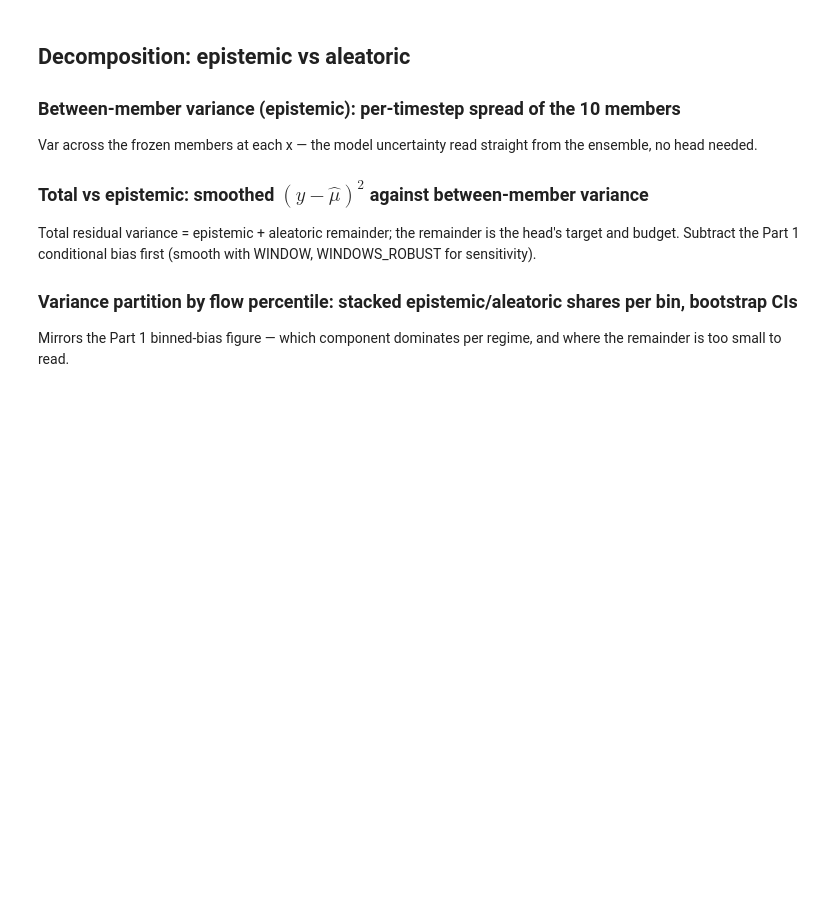
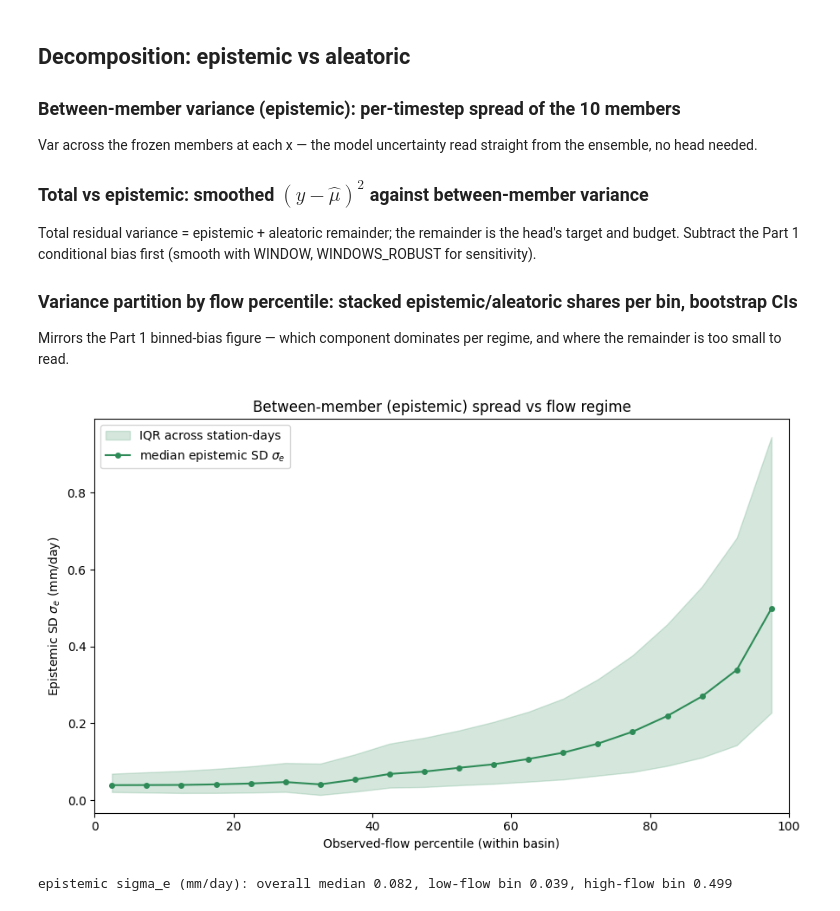
Before and after one commit to TWilson05/EA-LSTM-Streamflow, a Jupyter notebook: notebooks/EXP5_MVE_Analysis.ipynb, the cells around one changed output. Drawn from its saved outputs; the diff is of its cells as text; code cells hidden in the pictures; blank space fills up the shorter version.

Commit message:
Added some variance stuff and a preamble

```diff
--- a/notebooks/EXP5_MVE_Analysis.ipynb
+++ b/notebooks/EXP5_MVE_Analysis.ipynb
@@ -579,3 +623,40 @@ Total residual variance = epistemic + aleatoric remainder; the remainder is the
 
 ### Variance partition by flow percentile: stacked epistemic/aleatoric shares per bin, bootstrap CIs
 Mirrors the Part 1 binned-bias figure — which component dominates per regime, and where the remainder is too small to read.
+# %%
+# Cell 17: Between-member (epistemic) variance — sigma_e^2(x_t), pointwise + by flow regime
+# sigma_e^2 = (1/(M-1)) sum_m (f_m - mu_hat)^2, available at EVERY (station,day) from the 10
+# frozen members (math cell). No head needed. Establishes `epi` + shared flat arrays for 18-19.
+stack = np.stack([d.loc[dates, stations].values for d in _members])   # (M, T, S)
+epi = pd.DataFrame(stack.var(axis=0, ddof=1), index=dates, columns=stations)   # sigma_e^2 (M-1)
+
+# Shared flat arrays for Part 2 — within-basin obs-flow percentile (consistent with cells 7/10)
+pct2     = obs_mm.rank(pct=True)
+r_flat   = resid.values.ravel()
+r2_flat  = r_flat ** 2
+epi_flat = epi.values.ravel()
+pp_flat  = pct2.values.ravel()
+v2 = np.isfinite(r_flat) & np.isfinite(epi_flat) & np.isfinite(pp_flat)
+
+# Binned epistemic SD (sqrt) by flow percentile — median + IQR across station-days
+NB = 20
+b = np.clip((pp_flat[v2] * NB).astype(int), 0, NB - 1)
+ctr = (np.arange(NB) + 0.5) / NB * 100
+se = np.sqrt(epi_flat[v2])                                  # epistemic SD (mm/day)
+med = np.array([np.median(se[b == k]) for k in range(NB)])
+q1  = np.array([np.percentile(se[b == k], 25) for k in range(NB)])
+q3  = np.array([np.percentile(se[b == k], 75) for k in range(NB)])
+
+fig, ax = plt.subplots(figsize=(9, 5.5))
+ax.fill_between(ctr, q1, q3, alpha=0.2, color='seagreen', label='IQR across station-days')
+ax.plot(ctr, med, 'o-', color='seagreen', ms=4, label='median epistemic SD $\\sigma_e$')
+ax.set(xlabel='Observed-flow percentile (within basin)', ylabel='Epistemic SD $\\sigma_e$ (mm/day)',
+       xlim=(0, 100), title='Between-member (epistemic) spread vs flow regime')
+ax.legend()
+plt.tight_layout()
+plt.show()
+print(f'epistemic sigma_e (mm/day): overall median {np.median(se):.3f}, '
+      f'low-flow bin {med[0]:.3f}, high-flow bin {med[-1]:.3f}')
+# %% [output]
+[figure, added]
+epistemic sigma_e (mm/day): overall median 0.082, low-flow bin 0.039, high-flow bin 0.499
```
Also changed, not shown: parts of 4 cells of this notebook.
